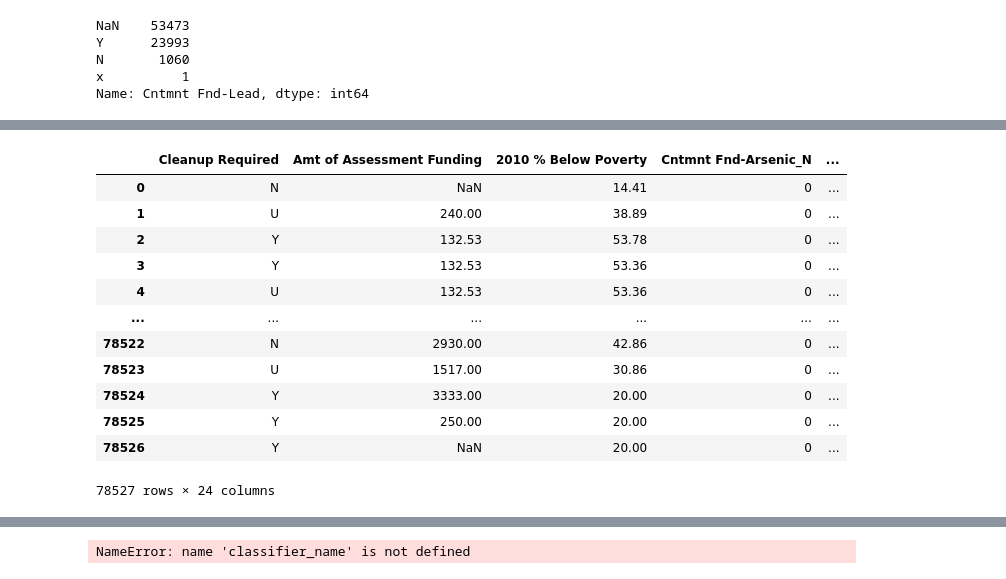
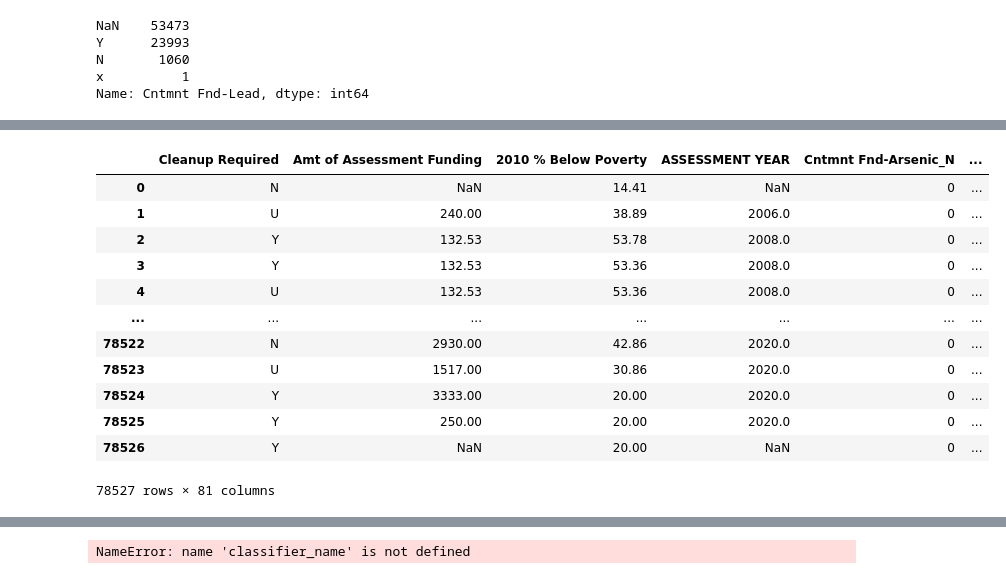
Before and after one commit to datakind/Mar21-environmental-impact, a Jupyter notebook: scripts/slpitz/classification_cleanup_required.ipynb, the cells around one changed output, grey strips where cells are left out. Saved outputs shown, nothing was run; the diff lists cells and outputs as text; code cells hidden in the pictures.

```diff
--- a/scripts/slpitz/classification_cleanup_required.ipynb
+++ b/scripts/slpitz/classification_cleanup_required.ipynb
@@ -67,17 +84,16 @@ brownfields.columns.to_list()
 ### Classfication Model
 # %%
 brownfield_subset = brownfields[['Cleanup Required', 'Amt of Assessment Funding', 'Cntmnt Fnd-Arsenic',
-                                 #'Past Use: Industrial (arces)',
- 'Cntmnt Fnd-Asbestos',
- 'Cntmnt Fnd-Chromium',
- 'Cntmnt Fnd-Lead',
- 'Cntmnt Fnd-Mercury',
- 'Cntmnt Fnd-PAHs',
- 'Cntmnt Fnd-PCBs',
- 'Cntmnt Fnd-Petroleum',
+                                 #'Past Use: Greenspace (arces)', 'Past Use: Residential (arces)',
+                                 #'Past Use: Commercial (arces)', 'Past Use: Industrial (arces)',
+                                 'Property  State',
+                                 'Cntmnt Fnd-Asbestos', 'Cntmnt Fnd-Chromium', 'Cntmnt Fnd-Lead',
+                                 'Cntmnt Fnd-Mercury', 'Cntmnt Fnd-PAHs', 'Cntmnt Fnd-PCBs',
+                                 'Cntmnt Fnd-Petroleum',
  'Cntmnt Fnd-SVOCs',
  'Cntmnt Fnd-VOCs',
- '2010 % Below Poverty' #,'2010 Median Income', '2010 % Low Income', '2010 % Vacant Housing', '2010 % Unemployed'
+ '2010 % Below Poverty',
+                                 'ASSESSMENT YEAR'#,'2010 Median Income', '2010 % Low Income', '2010 % Vacant Housing', '2010 % Unemployed'
 ]]
 # %%
 brownfield_subset
@@ -134,27 +171,27 @@ NameError: name 'funding_clean' is not defined
 # %%
 brownfield_subset_dummy = pd.get_dummies(brownfield_subset, columns = ['Cntmnt Fnd-Arsenic',
  'Cntmnt Fnd-Asbestos',
  'Cntmnt Fnd-Chromium',
  'Cntmnt Fnd-Lead',
  'Cntmnt Fnd-Mercury',
  'Cntmnt Fnd-PAHs',
  'Cntmnt Fnd-PCBs',
  'Cntmnt Fnd-Petroleum',
  'Cntmnt Fnd-SVOCs',
- 'Cntmnt Fnd-VOCs'])
+ 'Cntmnt Fnd-VOCs', 'Property  State'])
 brownfield_subset_dummy
 # %% [output]
-|  | Cleanup Required | Amt of Assessment Funding | 2010 % Below Poverty | Cntmnt Fnd-Arsenic_N | ... |
-| 0 | N | NaN | 14.41 | 0 | ... |
-| 1 | U | 240.00 | 38.89 | 0 | ... |
-| 2 | Y | 132.53 | 53.78 | 0 | ... |
-| 3 | Y | 132.53 | 53.36 | 0 | ... |
-| 4 | U | 132.53 | 53.36 | 0 | ... |
-| ... | ... | ... | ... | ... | ... |
-| 78522 | N | 2930.00 | 42.86 | 0 | ... |
-| 78523 | U | 1517.00 | 30.86 | 0 | ... |
-| 78524 | Y | 3333.00 | 20.00 | 0 | ... |
-| 78525 | Y | 250.00 | 20.00 | 0 | ... |
-| 78526 | Y | NaN | 20.00 | 0 | ... |
+|  | Cleanup Required | Amt of Assessment Funding | 2010 % Below Poverty | ASSESSMENT YEAR | Cntmnt Fnd-Arsenic_N | ... |
+| 0 | N | NaN | 14.41 | NaN | 0 | ... |
+| 1 | U | 240.00 | 38.89 | 2006.0 | 0 | ... |
+| 2 | Y | 132.53 | 53.78 | 2008.0 | 0 | ... |
+| 3 | Y | 132.53 | 53.36 | 2008.0 | 0 | ... |
+| 4 | U | 132.53 | 53.36 | 2008.0 | 0 | ... |
+| ... | ... | ... | ... | ... | ... | ... |
+| 78522 | N | 2930.00 | 42.86 | 2020.0 | 0 | ... |
+| 78523 | U | 1517.00 | 30.86 | 2020.0 | 0 | ... |
+| 78524 | Y | 3333.00 | 20.00 | 2020.0 | 0 | ... |
+| 78525 | Y | 250.00 | 20.00 | 2020.0 | 0 | ... |
+| 78526 | Y | NaN | 20.00 | NaN | 0 | ... |
-78527 rows × 24 columns
+78527 rows × 81 columns
 # %%
```
Also changed, not shown: parts of 22 cells of this notebook.
